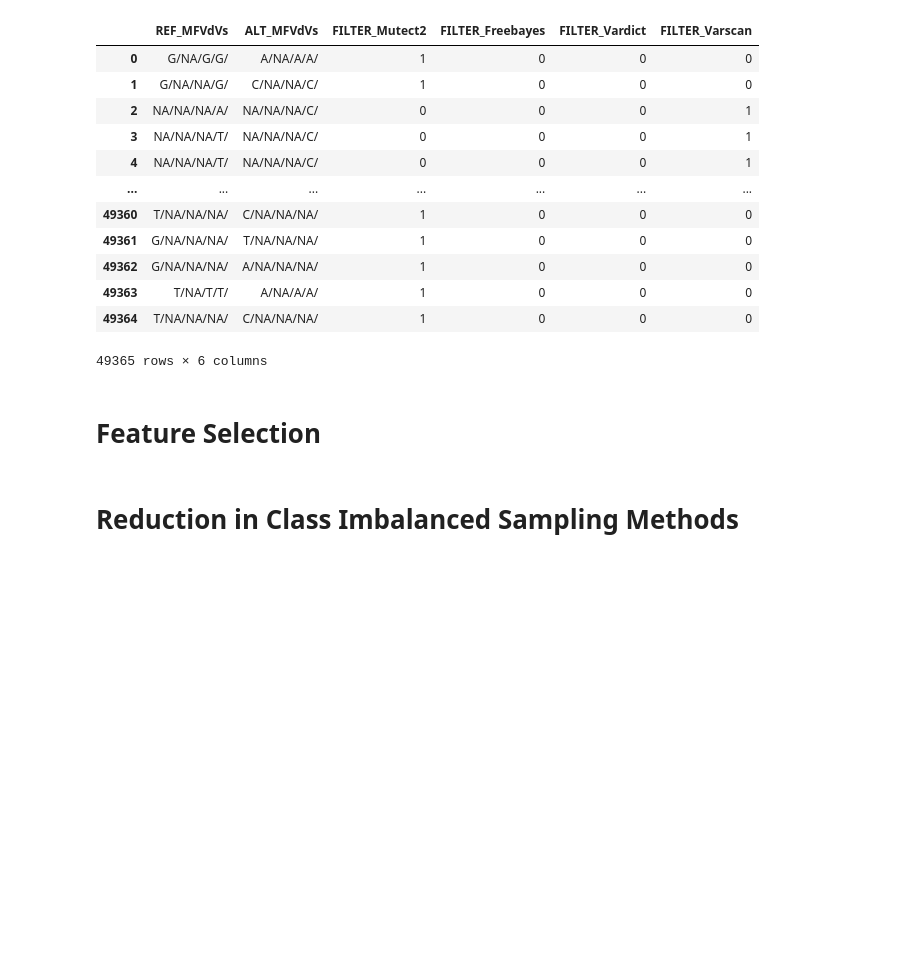
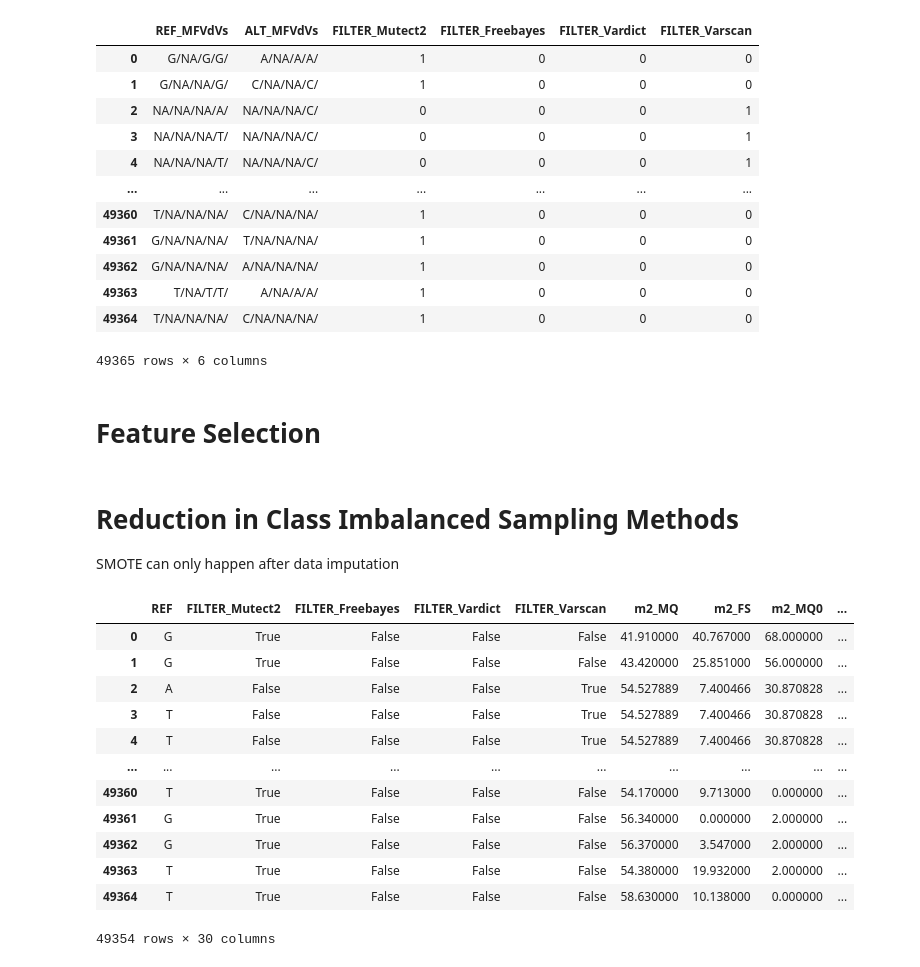
Before and after one commit to melloo21/cs4220_projects, a Jupyter notebook: feature_engineering/eda_v3.ipynb, the cells around one changed output. Cells and saved outputs as stored; diff of their text form; code cells hidden in the pictures; blank space fills up the shorter version.

```diff
--- a/feature_engineering/eda_v3.ipynb
+++ b/feature_engineering/eda_v3.ipynb
@@ -300,7 +306,33 @@ numerical_df = numerical_df.replace(np.inf, 100)
 # %% [markdown]
 ### Mean imputation
+# %%
+filt = ['m2_MQ',
+ 'm2_FS',
+ 'm2_MQ0',
+ 'm2_MQRankSum',
+ 'm2_NLOD',
+ 'f_MQMR',
+ 'f_MQM',
+ 'f_AB',
+ 'f_ABP',
+ 'f_MEANALT',
+ 'f_ODDS',
+ 'f_PAIRED',
+ 'f_PAIREDR',
+ 'f_QR',
+ 'f_RPP',
+ 'vs_DP',
+ 'vs_GPV',
+ 'vs_SPV',
+ 'vs_SSC',
+ 'vd_AF',
+ 'vd_DP',
+ 'vd_MSI',
+ 'vd_SOR',
+ 'vd_SSF',
+ 'vd_VD']
 # %%
-numerical_mean_imp = numerical_df.copy()
+numerical_mean_imp = numerical_df[filt].copy()
 # Impute with numerical columns mean
 imp = SimpleImputer(missing_values=np.nan, strategy='mean')
 # Replacing the values
@@ -517,3 +534,21 @@ with open(f'{filepath}/{feature_filename}.pickle', 'wb') as handle:
     pickle.dump(feature_set, handle, protocol=pickle.HIGHEST_PROTOCOL)
 # %% [markdown]
 # Reduction in Class Imbalanced Sampling Methods
+
+SMOTE can only happen after data imputation
+# %%
+mean_input
+# %% [output]
+|  | REF | FILTER_Mutect2 | FILTER_Freebayes | FILTER_Vardict | FILTER_Varscan | m2_MQ | m2_FS | m2_MQ0 | ... |
+| 0 | G | True | False | False | False | 41.910000 | 40.767000 | 68.000000 | ... |
+| 1 | G | True | False | False | False | 43.420000 | 25.851000 | 56.000000 | ... |
+| 2 | A | False | False | False | True | 54.527889 | 7.400466 | 30.870828 | ... |
+| 3 | T | False | False | False | True | 54.527889 | 7.400466 | 30.870828 | ... |
+| 4 | T | False | False | False | True | 54.527889 | 7.400466 | 30.870828 | ... |
+| ... | ... | ... | ... | ... | ... | ... | ... | ... | ... |
+| 49360 | T | True | False | False | False | 54.170000 | 9.713000 | 0.000000 | ... |
+| 49361 | G | True | False | False | False | 56.340000 | 0.000000 | 2.000000 | ... |
+| 49362 | G | True | False | False | False | 56.370000 | 3.547000 | 2.000000 | ... |
+| 49363 | T | True | False | False | False | 54.380000 | 19.932000 | 2.000000 | ... |
+| 49364 | T | True | False | False | False | 58.630000 | 10.138000 | 0.000000 | ... |
+49354 rows × 30 columns
```
Also changed, not shown: parts of 20 cells of this notebook, 54 other files.
